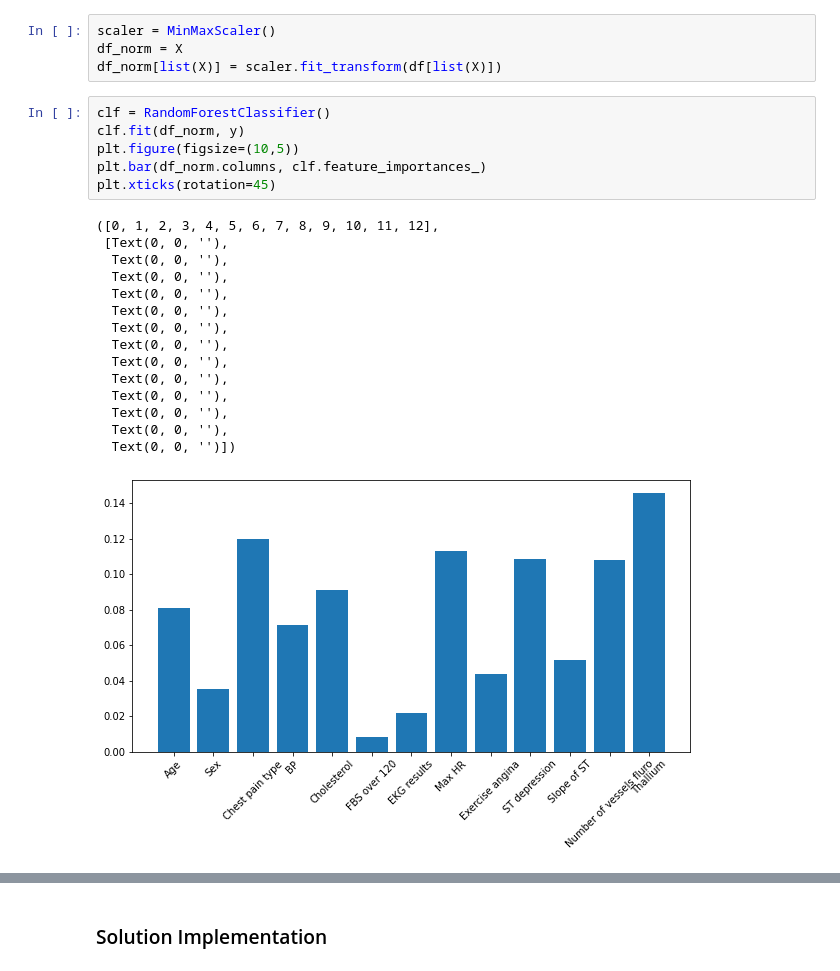
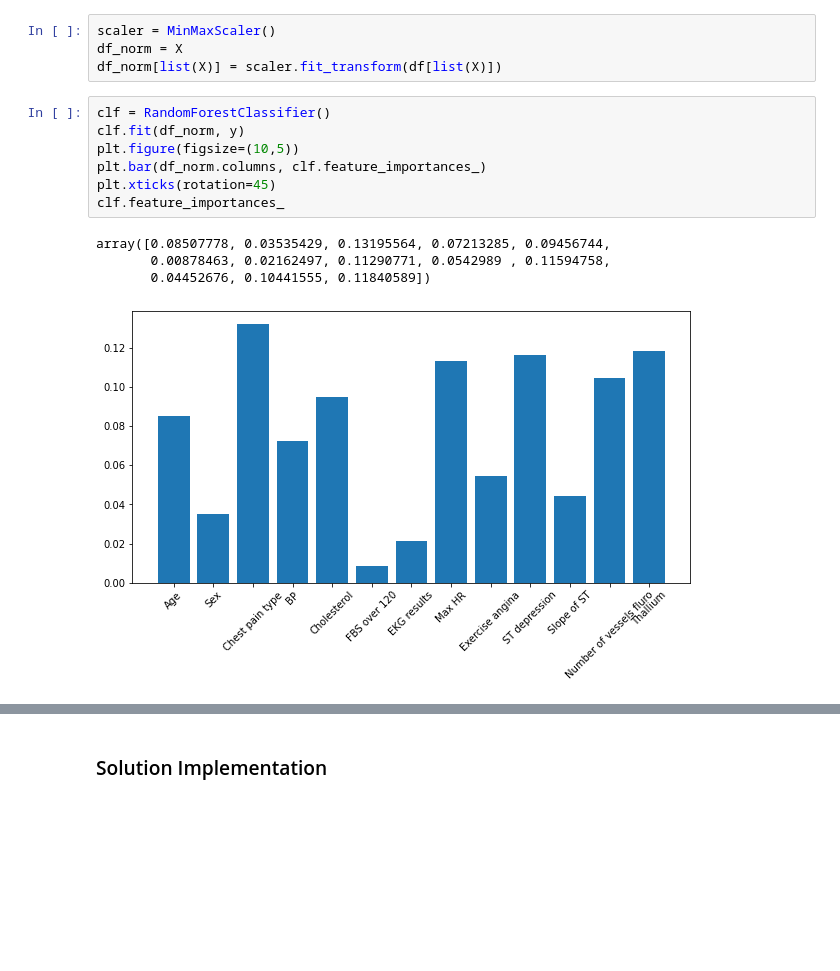
Before and after one commit to BSSB33/DSC-Lab, a Jupyter notebook: oversampling/heart_disease_prediction.ipynb, the cells around one changed output, grey strips where cells are left out. Drawn from its saved outputs; the diff is of its cells as text; blank space fills up the shorter version.

```diff
--- a/oversampling/heart_disease_prediction.ipynb
+++ b/oversampling/heart_disease_prediction.ipynb
@@ -50,22 +50,12 @@ df_norm[list(X)] = scaler.fit_transform(df[list(X)])
 # %%
 clf = RandomForestClassifier()
 clf.fit(df_norm, y)
 plt.figure(figsize=(10,5))
 plt.bar(df_norm.columns, clf.feature_importances_)
 plt.xticks(rotation=45)
+clf.feature_importances_
 # %% [output]
-([0, 1, 2, 3, 4, 5, 6, 7, 8, 9, 10, 11, 12],
- [Text(0, 0, ''),
-  Text(0, 0, ''),
-  Text(0, 0, ''),
-  Text(0, 0, ''),
-  Text(0, 0, ''),
-  Text(0, 0, ''),
-  Text(0, 0, ''),
-  Text(0, 0, ''),
-  Text(0, 0, ''),
-  Text(0, 0, ''),
-  Text(0, 0, ''),
-  Text(0, 0, ''),
-  Text(0, 0, '')])
+array([0.08507778, 0.03535429, 0.13195564, 0.07213285, 0.09456744,
+       0.00878463, 0.02162497, 0.11290771, 0.0542989 , 0.11594758,
+       0.04452676, 0.10441555, 0.11840589])
-[figure, old version]
+[figure, new version]
```
Also changed, not shown: parts of 10 cells of this notebook, 6 other files.
